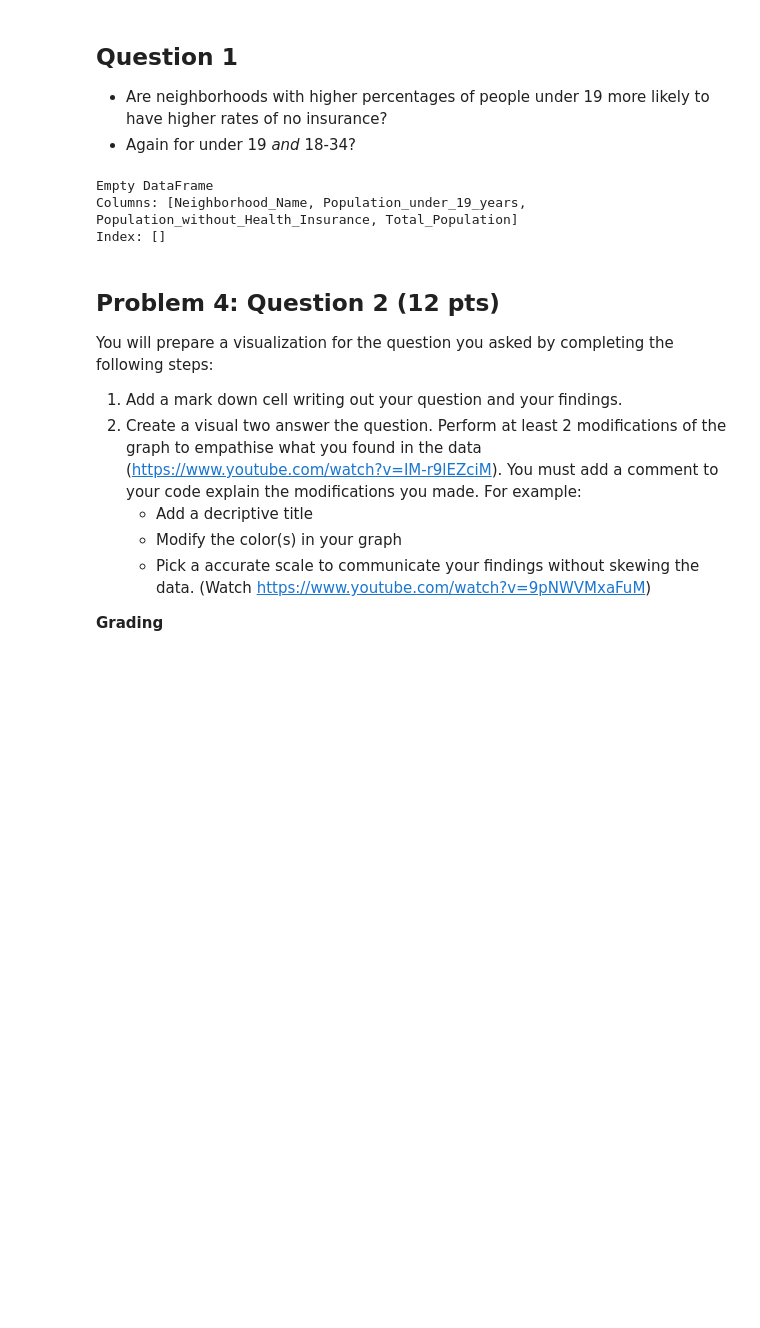
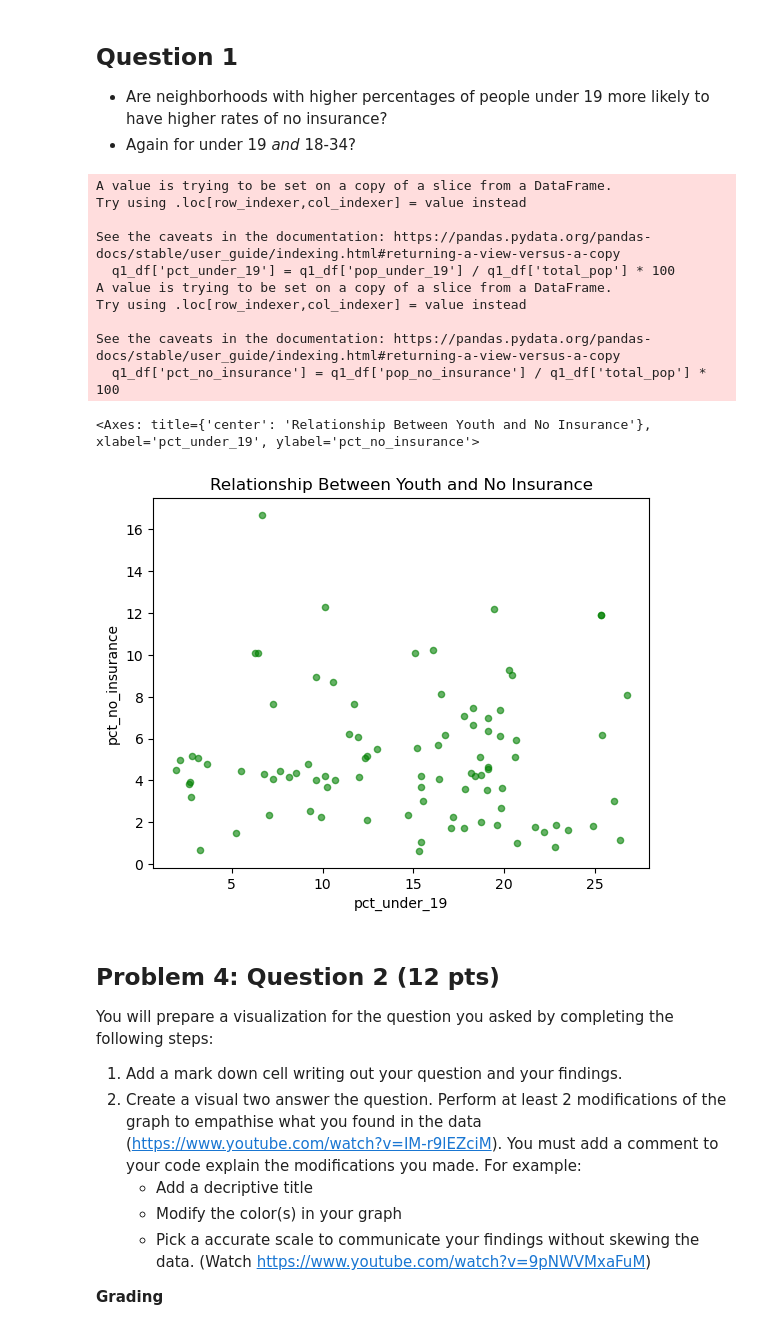
Before and after one commit to oi12bu/AD450, a Jupyter notebook: week_9_viz_determ.ipynb, the cells around one changed output. Saved outputs shown, nothing was run; the diff lists cells and outputs as text; code cells hidden in the pictures; blank space fills up the shorter version.

Commit message:
Work through problem 1

```diff
--- a/week_9_viz_determ.ipynb
+++ b/week_9_viz_determ.ipynb
@@ -304,0 +488,27 @@ df.head()
+# %%
+# Merging the three dataframes
+
+# List of columns to merge on
+merge_cols = [
+    'NEIGH_NO',
+    'Neighborhood_Name',
+    'Neighborhood_Type',
+    'Neighborhood_Subtype',
+    'ACS_Vinatage',
+    'neighborhood_type'
+]
+
+# Dropping problematic column
+dis_health_df = dis_health_df.drop(columns=['OBJECTID'], errors='ignore')
+income_df = income_df.drop(columns=['OBJECTID'], errors='ignore')
+poverty_df = poverty_df.drop(columns=['OBJECTID'], errors='ignore')
+
+# The actual merge
+df = pd.merge(dis_health_df, income_df, on= merge_cols, how='outer')
+df = pd.merge(df, poverty_df, on= merge_cols, how='outer')
+
+# Dropping unnecessary column
+df.drop(columns='ACS_Vinatage', inplace= True)
+
+# Checking the final merge
+df.head()
@@ -326,14 +544,33 @@ For each graph modification you will get 2 points for correctly coding the modif
 ## Question 1
 - Are neighborhoods with higher percentages of people under 19 more likely to have higher rates of no insurance?
 - Again for under 19 *and* 18-34?
-# %%
-q1_df = df[['Neighborhood_Name', 'Population_under_19_years', 'Population_without_Health_Insurance', 'Total_Population']]
-q1_df = q1_df.dropna()
-print(q1_df)
-# %% [output]
-Empty DataFrame
-Columns: [Neighborhood_Name, Population_under_19_years, Population_without_Health_Insurance, Total_Population]
-Index: []
+# %%
+q1_df = df[['Neighborhood_Name', 'pop_under_19', 'pop_no_insurance', 'total_pop']]
+q1_df['pct_under_19'] = q1_df['pop_under_19'] / q1_df['total_pop'] * 100
+q1_df['pct_no_insurance'] = q1_df['pop_no_insurance'] / q1_df['total_pop'] * 100
+# q1_df.plot(kind='line')
+# print(q1_df)
+q1_df.plot(
+    kind='scatter',
+    x='pct_under_19',
+    y='pct_no_insurance',
+    title='Relationship Between Youth and No Insurance', # Added descriptive title to graph
+    color='green',  # Changed color for aesthetics
+    alpha=0.6       # Slight transparancy to better see overlaps
+)
+# %% [output]
+A value is trying to be set on a copy of a slice from a DataFrame.
+Try using .loc[row_indexer,col_indexer] = value instead
+
+See the caveats in the documentation: https://pandas.pydata.org/pandas-docs/stable/user_guide/indexing.html#returning-a-view-versus-a-copy
+  q1_df['pct_under_19'] = q1_df['pop_under_19'] / q1_df['total_pop'] * 100
+A value is trying to be set on a copy of a slice from a DataFrame.
+Try using .loc[row_indexer,col_indexer] = value instead
+
+See the caveats in the documentation: https://pandas.pydata.org/pandas-docs/stable/user_guide/indexing.html#returning-a-view-versus-a-copy
+  q1_df['pct_no_insurance'] = q1_df['pop_no_insurance'] / q1_df['total_pop'] * 100
+<Axes: title={'center': 'Relationship Between Youth and No Insurance'}, xlabel='pct_under_19', ylabel='pct_no_insurance'>
+[figure, added]
 # %% [markdown]
 ## Problem 4: Question 2 (12 pts)
 
```
Also changed, not shown: parts of 6 cells of this notebook.
